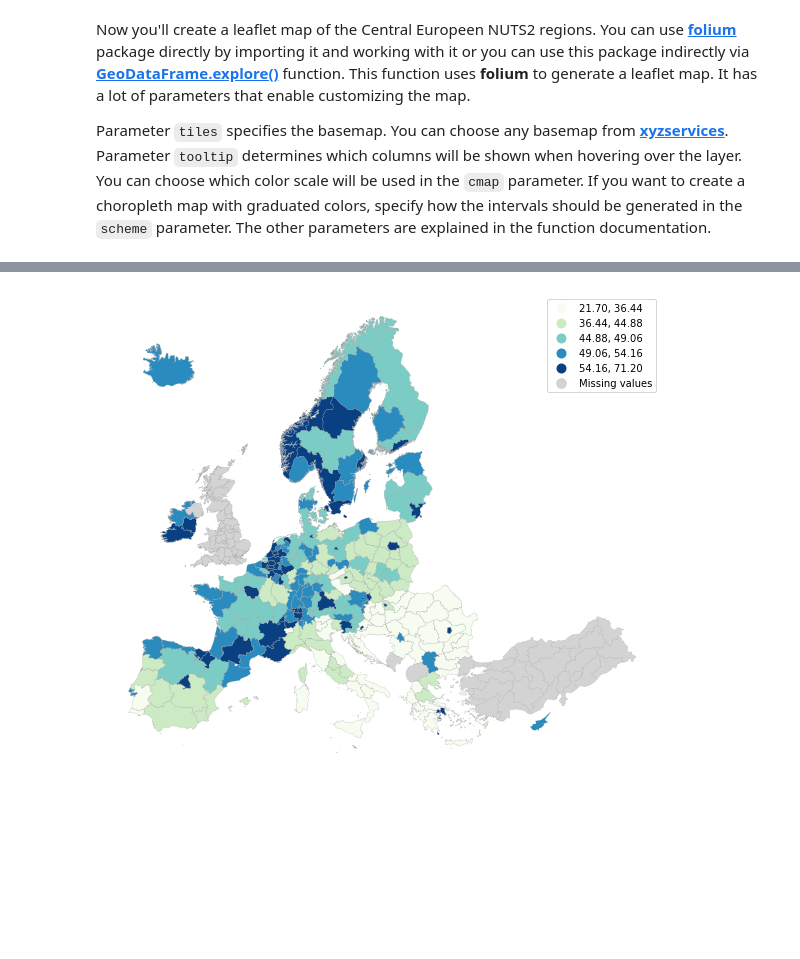
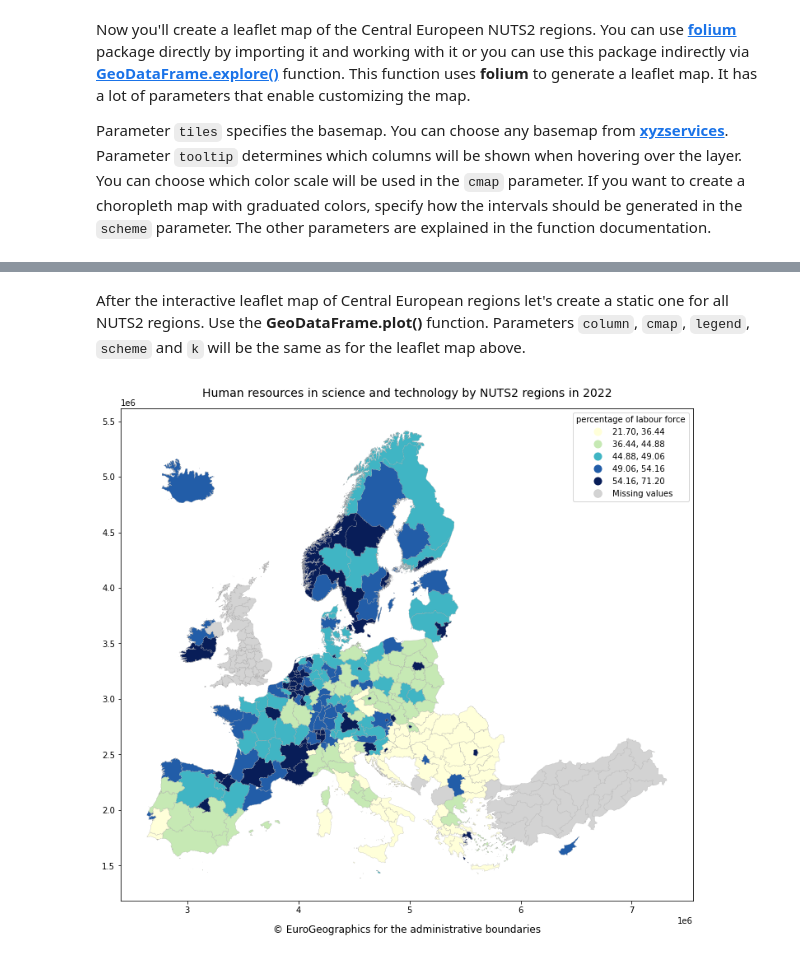
Before and after one commit to GISAdamToth/ArcGIS_Notebooks_thesis, a Jupyter notebook: eurostat/eurostat.ipynb, the cells around one changed output, grey strips where cells are left out. Cells and saved outputs as stored; diff of their text form; code cells hidden in the pictures; blank space fills up the shorter version.

Commit message:
gdf.plot almost done, suptitle as a solution for attribution?

````diff
--- a/eurostat/eurostat.ipynb
+++ b/eurostat/eurostat.ipynb
@@ -498,11 +498,15 @@ ce_gdf_hrst.explore(column='2022', cmap='Greens', legend=True, scheme='Quantiles
                     attr='© EuroGeographics for the administrative boundaries | (C) OpenStreetMap contributors (C) CARTO')
 # %% [output]
 [interactive output not drawn]
-# %%
-ax = nuts2_gdf_hrst.plot(column='2022', cmap='GnBu', legend=True, scheme='Quantiles', k=5, figsize=(10,10),
-                         missing_kwds={"color": "lightgrey", "label": "Missing values"}, edgecolor='#9e9d9d', linewidth=0.2)
-
-#ax.set_facecolor('#e1f1fc')
-ax.set_axis_off()
-# %% [output]
-[figure, removed]
+# %% [markdown]
+After the interactive leaflet map of Central European regions let's create a static one for all NUTS2 regions. Use the **GeoDataFrame.plot()** function. Parameters ```column```, ```cmap```, ```legend```, ```scheme``` and ```k``` will be the same as for the leaflet map above.
+# %%
+ax = nuts2_gdf_hrst.plot(column='2022', cmap='YlGnBu', scheme='Quantiles', k=5,
+                         figsize=(14,11), edgecolor='#9e9d9d', linewidth=0.2,
+                         legend=True, legend_kwds={'title':'percentage of labour force'},
+                         missing_kwds={"color": "lightgrey", "label": "Missing values"},)
+ax.set_title('Human resources in science and technology by NUTS2 regions in 2022', fontsize=14, pad=14.0)
+_ = ax.set_xlabel('© EuroGeographics for the administrative boundaries', fontsize = 12, labelpad = 12.0)
+#ax.set_axis_off()
+# %% [output]
+[figure, added]
````
Also changed, not shown: parts of 1 cell of this notebook.
